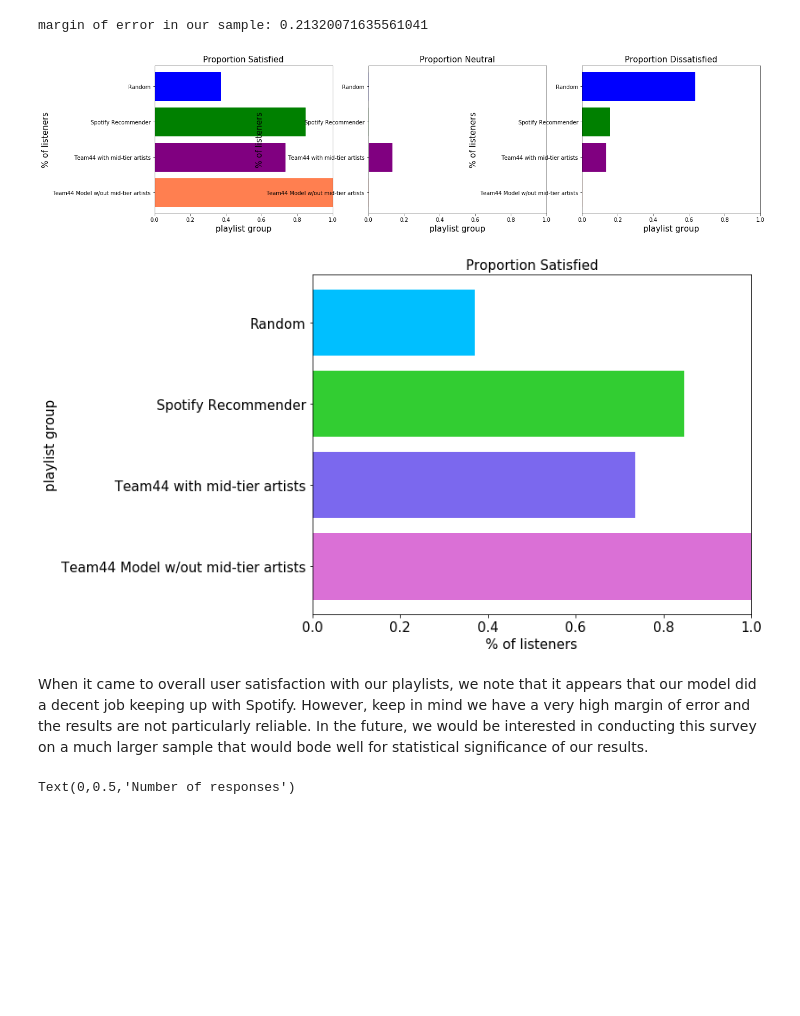
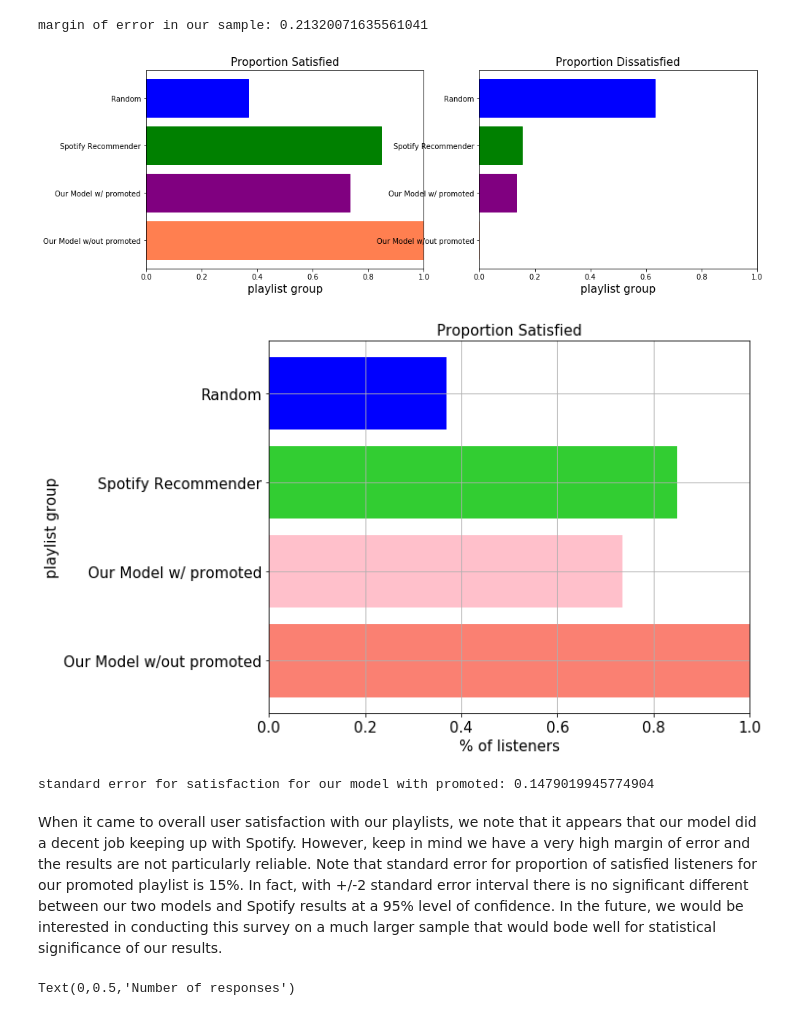
Before and after one commit to IACS-CS-209-Group44/Spotify, a Jupyter notebook: milestones/CS109 Final Project.ipynb, the cells around one changed output. Cells and saved outputs as stored; diff of their text form; code cells hidden in the pictures; blank space fills up the shorter version.

```diff
--- a/milestones/CS109 Final Project.ipynb
+++ b/milestones/CS109 Final Project.ipynb
@@ -2613,35 +2610,32 @@ Team_44_promoted = pd.read_csv("promoted.csv")
 Spotify = pd.read_csv("spotify_rec.csv")
 Random = pd.read_csv("random.csv")
 summary = pd.read_csv('summary.csv')
-# %%
-summary.set_index('Playlist type', inplace=True)
 # %%
 df_summary=pd.DataFrame(index=['not_promoted','promoted','spotify','random'], columns=['Satisfied','Neutral','Dissatisfied'])
 df_summary['Satisfied']=(summary['Moderately satisfied']+summary['Slightly satisfied']+summary['Extremely satisfied'])/(summary['Moderately satisfied']+summary['Slightly satisfied']+summary['Extremely satisfied']+summary['Neither satisfied nor dissatisfied']+summary['Slightly dissatisfied']+summary['Extremely dissatisfied'])
 df_summary['Neutral']=summary['Neither satisfied nor dissatisfied']/(summary['Moderately satisfied']+summary['Slightly satisfied']+summary['Extremely satisfied']+summary['Neither satisfied nor dissatisfied']+summary['Slightly dissatisfied']+summary['Extremely dissatisfied'])
 df_summary['Dissatisfied']=1-df_summary['Satisfied']-df_summary['Neutral']
 df_summary
-df_summary.index=['Team44 Model w/out mid-tier artists','Team44 with mid-tier artists','Spotify Recommender','Random']
+df_summary.index=['Our Model w/out promoted','Our Model w/ promoted','Spotify Recommender','Random']
 # %%
 fig = plt.figure()
-fig.set_size_inches(20,5)
-titles=['Proportion Satisfied','Proportion Neutral','Proportion Dissatisfied']
-columns=['Satisfied','Neutral','Dissatisfied']
+fig.set_size_inches(15,5)
+titles=['Proportion Satisfied','Proportion Dissatisfied']
+columns=['Satisfied','Dissatisfied']
 i=1
-while i <4:
-    plt.subplot(1, 3,i)
+while i <3:
+    plt.subplot(1, 2,i)
     bars=plt.barh(df_summary.index,df_summary[columns[i-1]])
     bars[0].set_color('coral')
     bars[1].set_color('purple')
     bars[2].set_color('green')
     bars[3].set_color('blue')
     plt.title(titles[i-1], fontsize=15)
     plt.xlabel('playlist group', fontsize=15)
     plt.xlim(0,1)
-    plt.ylabel('% of listeners', fontsize=15)
     i=i+1
 # %% [output]
-[figure, old version]
+[figure, new version]
 # %%
 fig = plt.figure()
 fig.set_size_inches(30,7)
@@ -2651,21 +2645,26 @@ i=1
 while i <2:
     plt.subplot(1, 3,i)
     bars=plt.barh(df_summary.index,df_summary[columns[i-1]], align='center',edgecolor='black', linewidth=2)
-    bars[0].set_color('orchid')
-    bars[1].set_color('mediumslateblue')
+    bars[0].set_color('salmon')
+    bars[1].set_color('pink')
     bars[2].set_color('limegreen')
-    bars[3].set_color('deepskyblue')
+    bars[3].set_color('blue')
     plt.title(titles[i-1], fontsize=15)
     plt.ylabel('playlist group', fontsize=15)
     plt.xlim(0,1)
     plt.xlabel('% of listeners', fontsize=15)
     plt.xticks(fontsize=15)
     plt.yticks(fontsize=15)
+    plt.grid()
     i=i+1
 # %% [output]
-[figure, old version]
+[figure, new version]
+# %%
+print('standard error for satisfaction for our model with promoted:',(.7*.5/16)**(1/2))
+# %% [output]
+standard error for satisfaction for our model with promoted: 0.1479019945774904
 # %% [markdown]
-When it came to overall user satisfaction with our playlists, we note that it appears that our model did a decent job keeping up with Spotify. However, keep in mind we have a very high margin of error and the results are not particularly reliable.  In the future, we would be interested in conducting this survey on a much larger sample that would bode well for statistical significance of our results.
+When it came to overall user satisfaction with our playlists, we note that it appears that our model did a decent job keeping up with Spotify. However, keep in mind we have a very high margin of error and the results are not particularly reliable. Note that standard error for proportion of satisfied listeners for our promoted playlist is 15%. In fact, with +/-2 standard error interval there is no significant different between our two models and Spotify results at a 95% level of confidence. In the future, we would be interested in conducting this survey on a much larger sample that would bode well for statistical significance of our results.
 # %%
 q1 = summary.filter(['Extremely satisfied','Moderately satisfied','Slightly satisfied','Neither satisfied nor dissatisfied',
                     'Slightly dissatisfied','Moderately dissatisfied','Extremely dissatisfied'], axis = 1)
```
Also changed, not shown: parts of 16 cells of this notebook.
